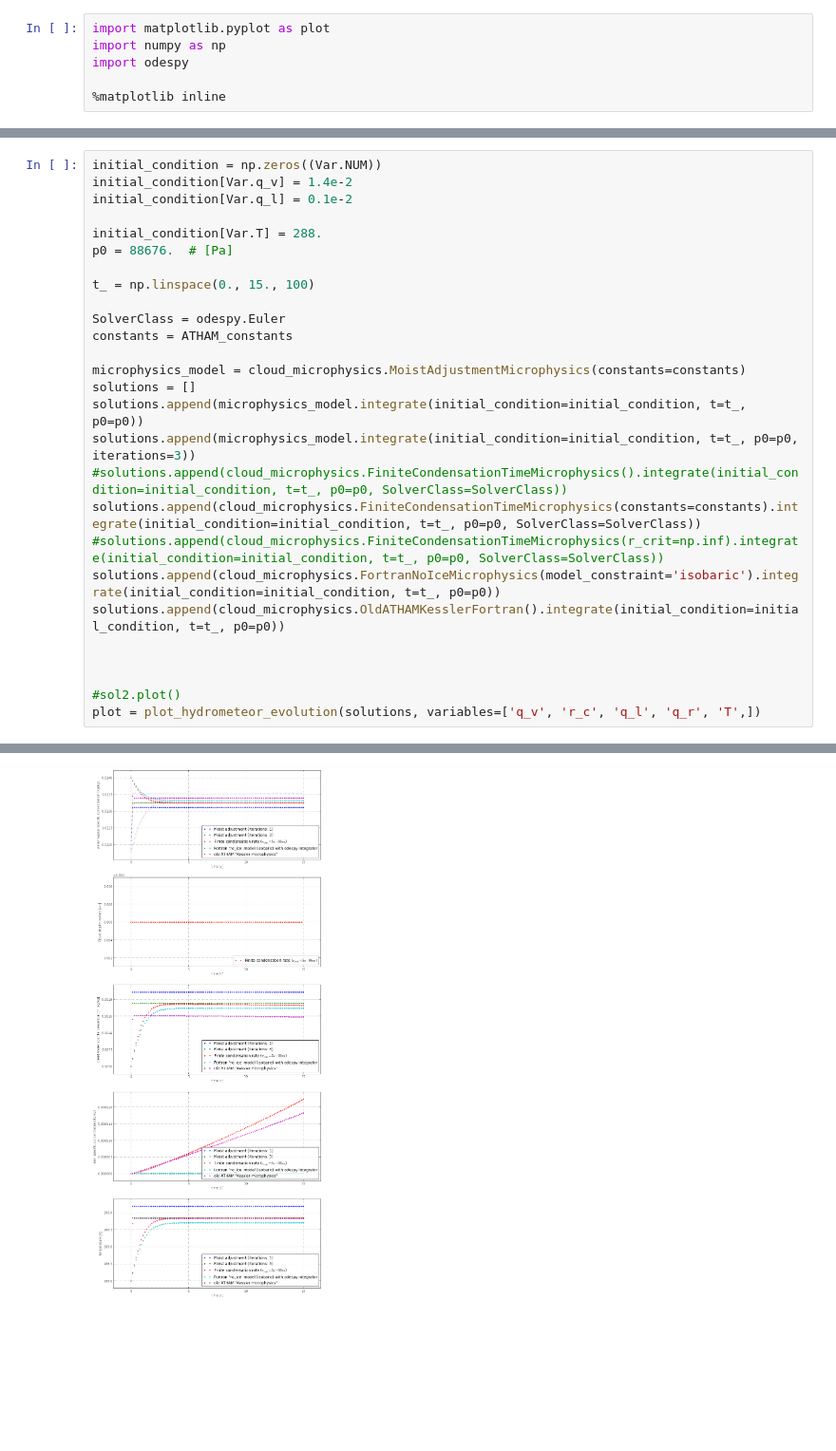
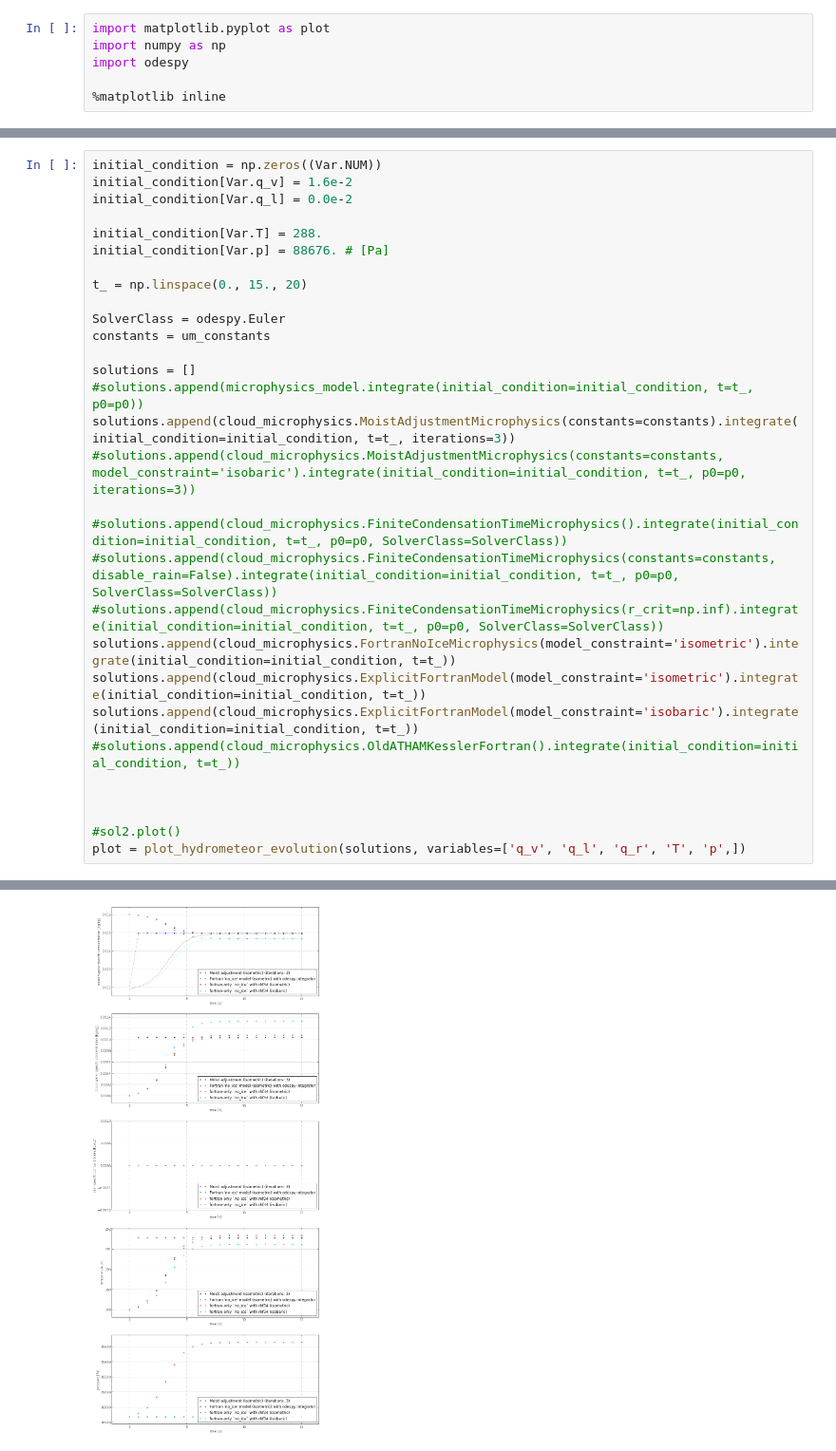
Before and after one commit to leifdenby/python-cloudmodel, a Jupyter notebook: pyclouds/notebooks/Microphysics integration.ipynb, the cells around one changed output, grey strips where cells are left out. Shown at 95% size. Drawn from its saved outputs; the diff is of its cells as text; blank space fills up the shorter version.

Commit message:
Bugfixes for isobaric integration

```diff
--- a/pyclouds/notebooks/Microphysics integration.ipynb
+++ b/pyclouds/notebooks/Microphysics integration.ipynb
@@ -11,28 +12,31 @@ from pyclouds.plotting import plot_hydrometeor_evolution
 # %%
 initial_condition = np.zeros((Var.NUM))
-initial_condition[Var.q_v] = 1.4e-2
-initial_condition[Var.q_l] = 0.1e-2
+initial_condition[Var.q_v] = 1.6e-2
+initial_condition[Var.q_l] = 0.0e-2
 
 initial_condition[Var.T] = 288.
-p0 = 88676.  # [Pa]
+initial_condition[Var.p] = 88676. # [Pa]
 
-t_ = np.linspace(0., 15., 100)
+t_ = np.linspace(0., 15., 20)
 
 SolverClass = odespy.Euler
-constants = ATHAM_constants
+constants = um_constants
 
-microphysics_model = cloud_microphysics.MoistAdjustmentMicrophysics(constants=constants)
 solutions = []
-solutions.append(microphysics_model.integrate(initial_condition=initial_condition, t=t_, p0=p0))
-solutions.append(microphysics_model.integrate(initial_condition=initial_condition, t=t_, p0=p0, iterations=3))
+#solutions.append(microphysics_model.integrate(initial_condition=initial_condition, t=t_, p0=p0))
+solutions.append(cloud_microphysics.MoistAdjustmentMicrophysics(constants=constants).integrate(initial_condition=initial_condition, t=t_, iterations=3))
+#solutions.append(cloud_microphysics.MoistAdjustmentMicrophysics(constants=constants, model_constraint='isobaric').integrate(initial_condition=initial_condition, t=t_, p0=p0, iterations=3))
+
 #solutions.append(cloud_microphysics.FiniteCondensationTimeMicrophysics().integrate(initial_condition=initial_condition, t=t_, p0=p0, SolverClass=SolverClass))
-solutions.append(cloud_microphysics.FiniteCondensationTimeMicrophysics(constants=constants).integrate(initial_condition=initial_condition, t=t_, p0=p0, SolverClass=SolverClass))
+#solutions.append(cloud_microphysics.FiniteCondensationTimeMicrophysics(constants=constants, disable_rain=False).integrate(initial_condition=initial_condition, t=t_, p0=p0, SolverClass=SolverClass))
 #solutions.append(cloud_microphysics.FiniteCondensationTimeMicrophysics(r_crit=np.inf).integrate(initial_condition=initial_condition, t=t_, p0=p0, SolverClass=SolverClass))
-solutions.append(cloud_microphysics.FortranNoIceMicrophysics(model_constraint='isobaric').integrate(initial_condition=initial_condition, t=t_, p0=p0))
-solutions.append(cloud_microphysics.OldATHAMKesslerFortran().integrate(initial_condition=initial_condition, t=t_, p0=p0))
+solutions.append(cloud_microphysics.FortranNoIceMicrophysics(model_constraint='isometric').integrate(initial_condition=initial_condition, t=t_))
+solutions.append(cloud_microphysics.ExplicitFortranModel(model_constraint='isometric').integrate(initial_condition=initial_condition, t=t_))
+solutions.append(cloud_microphysics.ExplicitFortranModel(model_constraint='isobaric').integrate(initial_condition=initial_condition, t=t_))
+#solutions.append(cloud_microphysics.OldATHAMKesslerFortran().integrate(initial_condition=initial_condition, t=t_))
 
 
 
 #sol2.plot()
-plot = plot_hydrometeor_evolution(solutions, variables=['q_v', 'r_c', 'q_l', 'q_r', 'T',])
+plot = plot_hydrometeor_evolution(solutions, variables=['q_v', 'q_l', 'q_r', 'T', 'p',])
 # %% [output]
@@ -39 +46 @@ plot = plot_hydrometeor_evolution(solutions, variables=['q_v', 'r_c', 'q_l', 'q_
-[figure, old version]
+[figure, new version]
```
Also changed, not shown: parts of 2 cells of this notebook, 5 other files.
